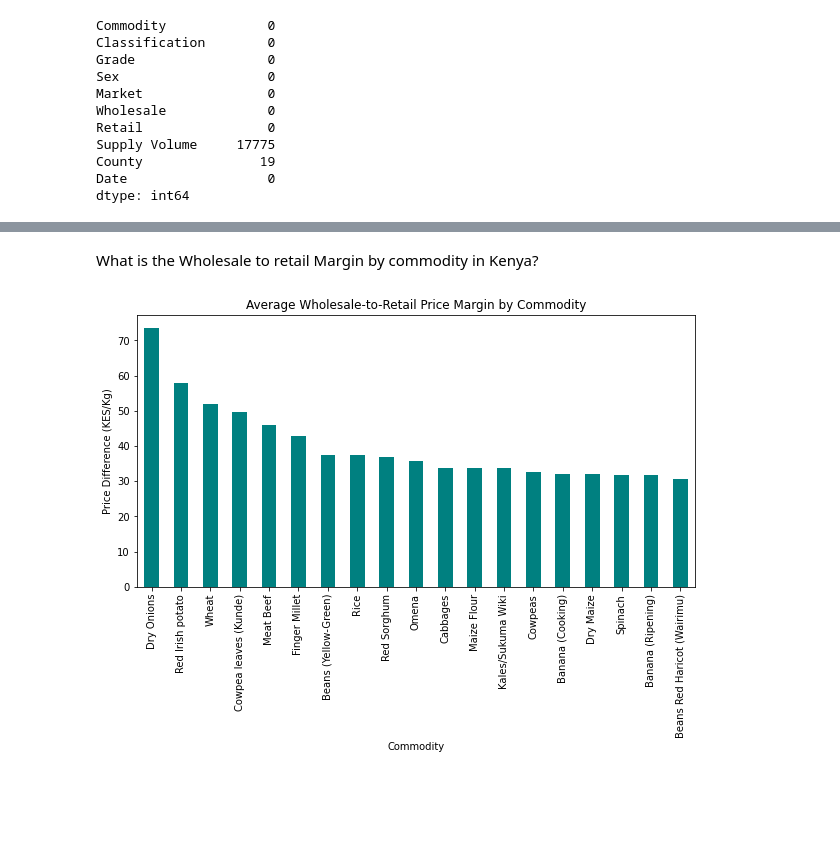
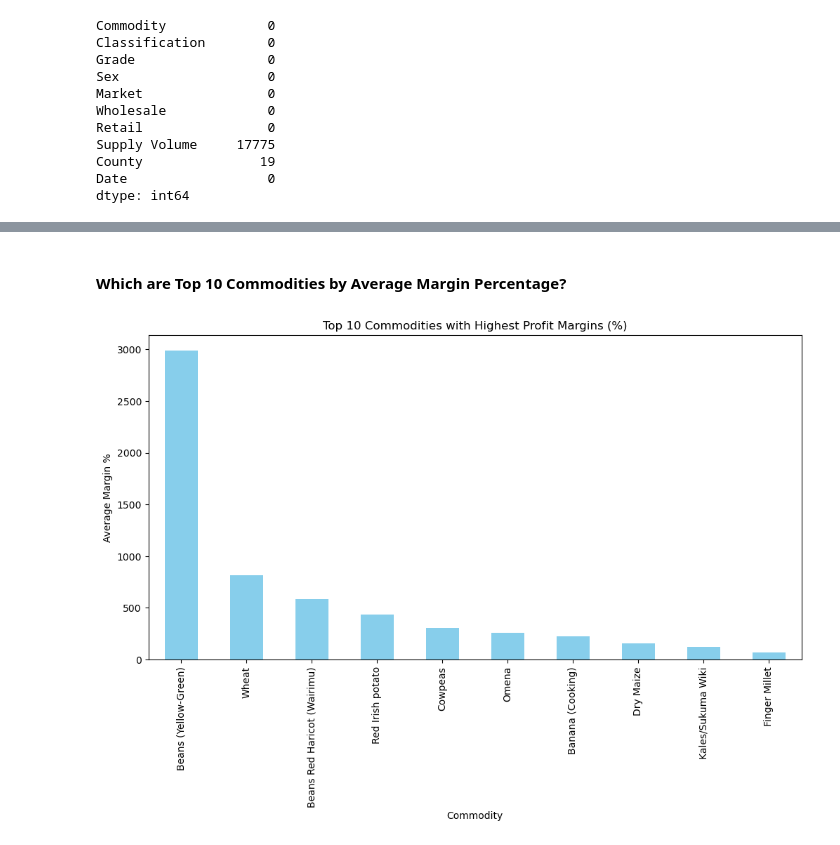
Before and after one commit to Victor-Mufasa/Agricultural-Commodity-Price-Forecasting, a Jupyter notebook: index.ipynb, the cells around one changed output, grey strips where cells are left out. Saved outputs shown, nothing was run; the diff lists cells and outputs as text; code cells hidden in the pictures; blank space fills up the shorter version.

```diff
--- a/index.ipynb
+++ b/index.ipynb
@@ -148,9 +203,0 @@ data=combined_df.drop(columns=['Classification', 'Grade', 'Sex', 'Market'], axis
-# %%
-for col in ['Retail', 'Wholesale']:
-    data[col] = (
-        data[col]
-        .astype(str)
-        .str.replace('/Kg', '', regex=False)
-        .str.replace('-', '', regex=False)
-        .str.strip()
-    )
@@ -156,0 +224,7 @@ for col in ['Retail', 'Wholesale']:
+# %%
+def clean_price(series):
+	clean_series = pd.to_numeric(series.astype(str).str.replace('[^0-9.]', '', regex=True), errors='coerce')
+	return clean_series
+
+data["Wholesale"] = clean_price(data["Wholesale"])
+data["Retail"] = clean_price(data["Retail"])
@@ -156,0 +242,4 @@ for col in ['Retail', 'Wholesale']:
+# %%
+data["Wholesale"] = data["Wholesale"].fillna(0)
+data["Retail"] = data["Retail"].fillna(0)
+data.isnull().sum()
@@ -157,3 +255,9 @@ for col in ['Retail', 'Wholesale']:
+# %%
+# Calculate absolute price difference
+data['Price_Margin'] = data['Retail'] - data['Wholesale']
+data = data[data['Wholesale'] > 0].copy()
+# Calculate percentage margin, handling division by zero
+data['Margin_Percentage'] = (data['Price_Margin'] / data['Wholesale']) * 100
 # %%
 for col in ['Retail', 'Wholesale']:
     data[col] = pd.to_numeric(data[col], errors='coerce')
@@ -321,16 +282,10 @@ plt.show()
-# %% [markdown]
-What is the Wholesale to retail Margin by commodity in Kenya?
-# %%
-# Calculate the margin
-df_complete['Margin'] = df_complete['Retail'] - df_complete['Wholesale']
-
-# Plot the average margin per commodity
-avg_margin = df_complete.groupby('Commodity')['Margin'].mean().sort_values(ascending=False)
-
-plt.figure(figsize=(10, 5))
-avg_margin.plot(kind='bar', color='teal')
-plt.title('Average Wholesale-to-Retail Price Margin by Commodity')
-plt.ylabel('Price Difference (KES/Kg)')
-plt.show()
-# %% [output]
-[figure, removed]
+# %% [markdown]
+#### Which are Top 10 Commodities by Average Margin Percentage?
+# %%
+plt.figure(figsize=(12, 6))
+data.groupby('Commodity')['Margin_Percentage'].mean().sort_values(ascending=False).head(10).plot(kind='bar', color='skyblue')
+plt.title('Top 10 Commodities with Highest Profit Margins (%)')
+plt.ylabel('Average Margin %')
+plt.show()
+# %% [output]
+[figure, added]
```
Also changed, not shown: parts of 41 cells of this notebook.
